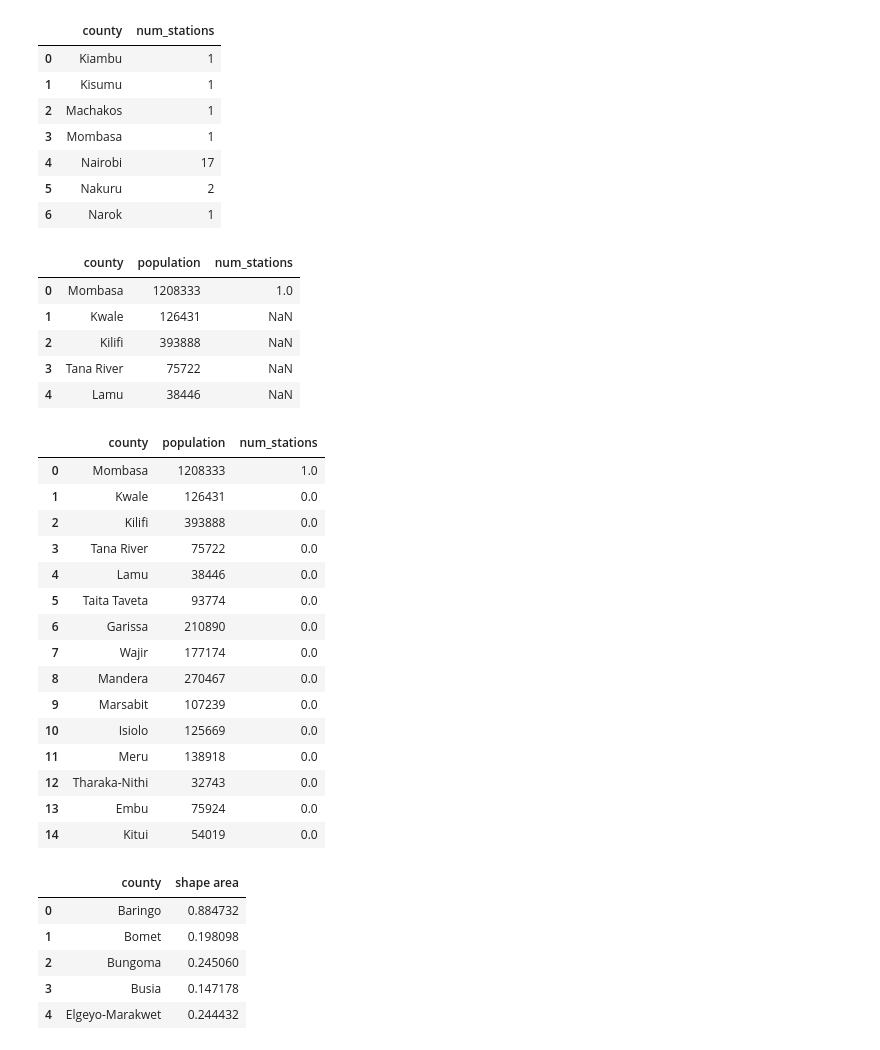
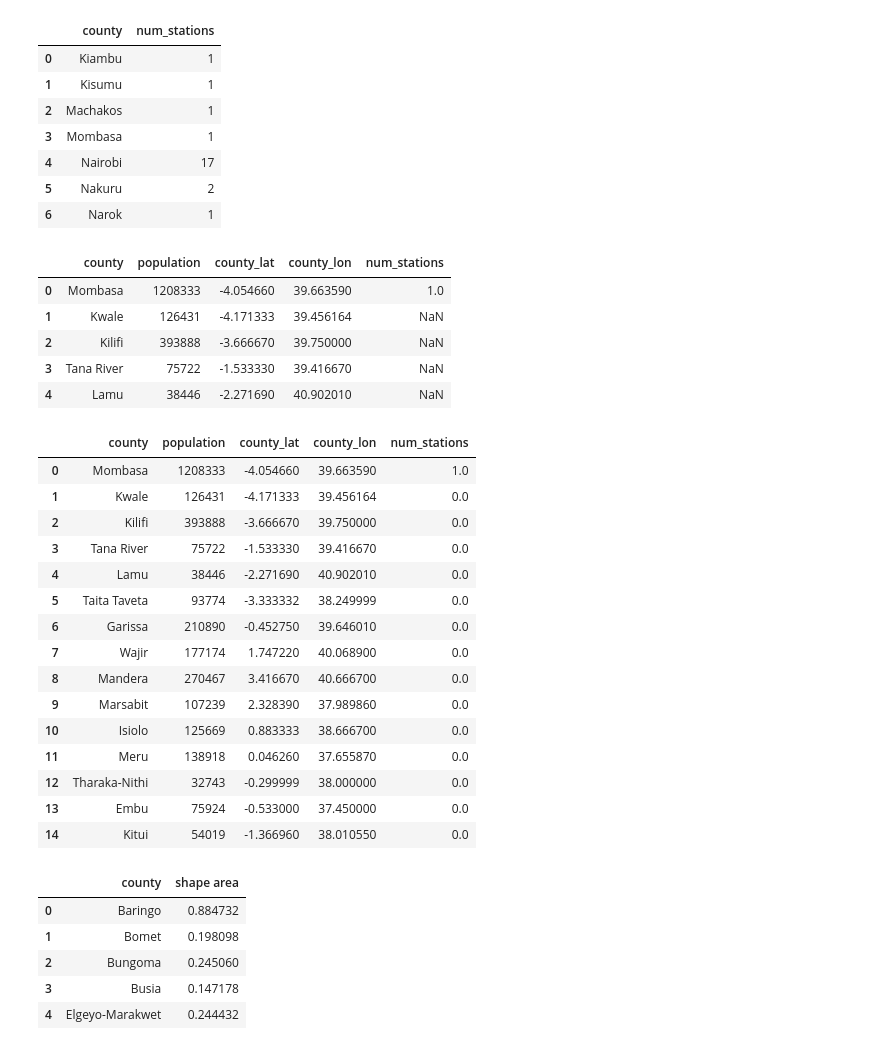
Before and after one commit to maryannngongi/EV_Charging_Stations_Optimization, a Jupyter notebook: index.ipynb, the cells around one changed output. Drawn from its saved outputs; the diff is of its cells as text; code cells hidden in the pictures.

Commit message:
data preparation and feature engineering

```diff
--- a/index.ipynb
+++ b/index.ipynb
@@ -247,3 +245,6 @@ Data columns (total 16 columns):
  15  Shape_Area         290 non-null    float64
 dtypes: datetime64[ns](2), float64(2), int64(1), object(11)
 memory usage: 36.4+ KB
+# %%
+county_coords = pd.read_csv("./Data/county_coordinates.csv")
+county_coords.head()
@@ -472,0 +520,2 @@ ken_boundaries_df
+# %%
+county_coords = county_coords.rename(columns={"Latitude": "county_lat", "Longitude": "county_lon"})
@@ -575,0 +637,3 @@ kenya_stations
+# %%
+county_df = kenyan_population_df.merge(county_coords, on='county', how='left')
+county_df.head()
@@ -586,36 +657,36 @@ station_counts
 | 5 | Nakuru | 2 |
 | 6 | Narok | 1 |
 # %%
-county_df = kenyan_population_df.merge(station_counts, on='county', how='left')
+county_df = county_df.merge(station_counts, on='county', how='left')
 county_df.head()
 # %% [output]
-|  | county | population | num_stations |
-| 0 | Mombasa | 1208333 | 1.0 |
-| 1 | Kwale | 126431 | NaN |
-| 2 | Kilifi | 393888 | NaN |
-| 3 | Tana River | 75722 | NaN |
-| 4 | Lamu | 38446 | NaN |
+|  | county | population | county_lat | county_lon | num_stations |
+| 0 | Mombasa | 1208333 | -4.054660 | 39.663590 | 1.0 |
+| 1 | Kwale | 126431 | -4.171333 | 39.456164 | NaN |
+| 2 | Kilifi | 393888 | -3.666670 | 39.750000 | NaN |
+| 3 | Tana River | 75722 | -1.533330 | 39.416670 | NaN |
+| 4 | Lamu | 38446 | -2.271690 | 40.902010 | NaN |
 # %%
 county_df['num_stations'] = county_df['num_stations'].fillna(0)
 # %%
 county_df.head(15)
 # %% [output]
-|  | county | population | num_stations |
-| 0 | Mombasa | 1208333 | 1.0 |
-| 1 | Kwale | 126431 | 0.0 |
-| 2 | Kilifi | 393888 | 0.0 |
-| 3 | Tana River | 75722 | 0.0 |
-| 4 | Lamu | 38446 | 0.0 |
-| 5 | Taita Taveta | 93774 | 0.0 |
-| 6 | Garissa | 210890 | 0.0 |
-| 7 | Wajir | 177174 | 0.0 |
-| 8 | Mandera | 270467 | 0.0 |
-| 9 | Marsabit | 107239 | 0.0 |
-| 10 | Isiolo | 125669 | 0.0 |
-| 11 | Meru | 138918 | 0.0 |
-| 12 | Tharaka-Nithi | 32743 | 0.0 |
-| 13 | Embu | 75924 | 0.0 |
-| 14 | Kitui | 54019 | 0.0 |
+|  | county | population | county_lat | county_lon | num_stations |
+| 0 | Mombasa | 1208333 | -4.054660 | 39.663590 | 1.0 |
+| 1 | Kwale | 126431 | -4.171333 | 39.456164 | 0.0 |
+| 2 | Kilifi | 393888 | -3.666670 | 39.750000 | 0.0 |
+| 3 | Tana River | 75722 | -1.533330 | 39.416670 | 0.0 |
+| 4 | Lamu | 38446 | -2.271690 | 40.902010 | 0.0 |
+| 5 | Taita Taveta | 93774 | -3.333332 | 38.249999 | 0.0 |
+| 6 | Garissa | 210890 | -0.452750 | 39.646010 | 0.0 |
+| 7 | Wajir | 177174 | 1.747220 | 40.068900 | 0.0 |
+| 8 | Mandera | 270467 | 3.416670 | 40.666700 | 0.0 |
+| 9 | Marsabit | 107239 | 2.328390 | 37.989860 | 0.0 |
+| 10 | Isiolo | 125669 | 0.883333 | 38.666700 | 0.0 |
+| 11 | Meru | 138918 | 0.046260 | 37.655870 | 0.0 |
+| 12 | Tharaka-Nithi | 32743 | -0.299999 | 38.000000 | 0.0 |
+| 13 | Embu | 75924 | -0.533000 | 37.450000 | 0.0 |
+| 14 | Kitui | 54019 | -1.366960 | 38.010550 | 0.0 |
 # %%
 # Rebuild county area properly
 county_area = (ken_boundaries_df.groupby("county", as_index=False)["shape area"].sum())
```
Also changed, not shown: parts of 46 cells of this notebook.
